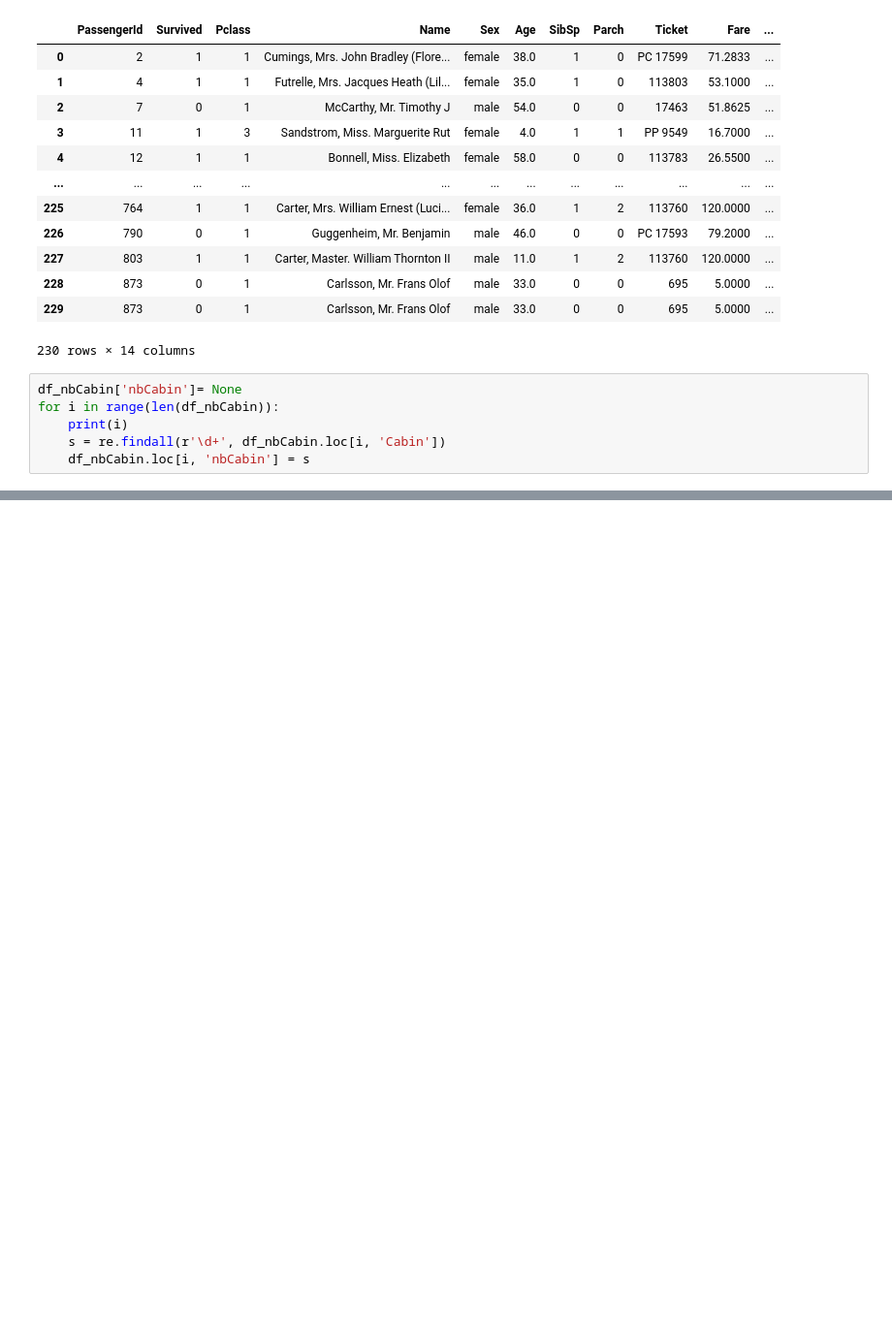
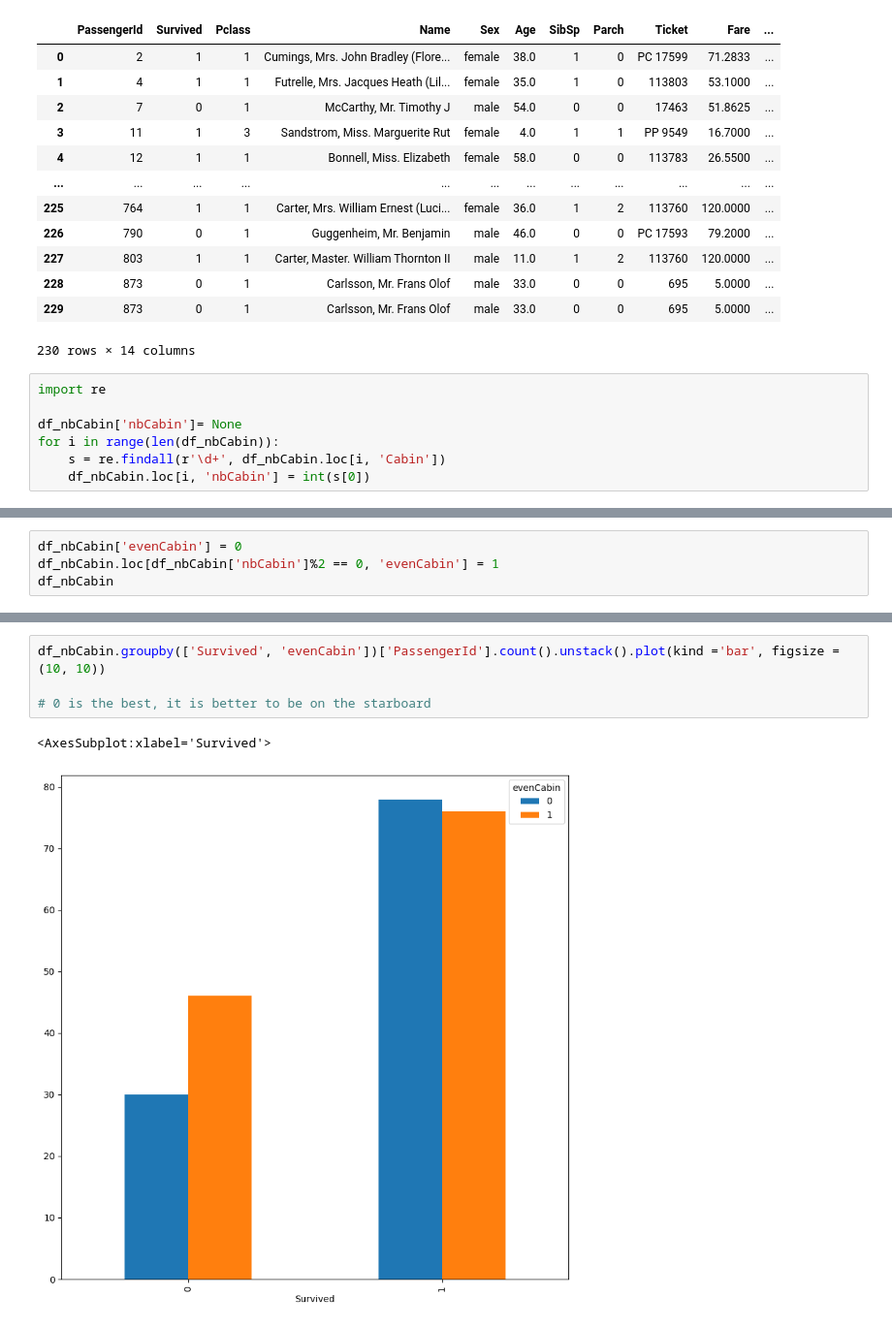
Before and after one commit to leavitorino/data-science-tutorials, a Jupyter notebook: introduction-to-python/Introduction to pandas.ipynb, the cells around one changed output, grey strips where cells are left out. Shown: that part at 97% size. Saved outputs shown, nothing was run; the diff lists cells and outputs as text; blank space fills up the shorter version.

```diff
--- a/introduction-to-python/Introduction to pandas.ipynb
+++ b/introduction-to-python/Introduction to pandas.ipynb
@@ -384,8 +381,9 @@ df_nbCabin
 | 229 | 873 | 0 | 1 | Carlsson, Mr. Frans Olof | male | 33.0 | 0 | 0 | 695 | 5.0000 | ... |
 230 rows × 14 columns
 # %%
+import re
+
 df_nbCabin['nbCabin']= None
 for i in range(len(df_nbCabin)):
-    print(i)
     s = re.findall(r'\d+', df_nbCabin.loc[i, 'Cabin'])
-    df_nbCabin.loc[i, 'nbCabin'] = s
+    df_nbCabin.loc[i, 'nbCabin'] = int(s[0])
@@ -413,0 +390,4 @@ TypeError: int() argument must be a string, a bytes-like object or a number, not
+# %%
+df_nbCabin['evenCabin'] = 0
+df_nbCabin.loc[df_nbCabin['nbCabin']%2 == 0, 'evenCabin'] = 1
+df_nbCabin
@@ -413,0 +417,7 @@ TypeError: int() argument must be a string, a bytes-like object or a number, not
+# %%
+df_nbCabin.groupby(['Survived', 'evenCabin'])['PassengerId'].count().unstack().plot(kind ='bar', figsize = (10, 10))
+
+# 0 is the best, it is better to be on the starboard
+# %% [output]
+<AxesSubplot:xlabel='Survived'>
+[figure, added]
```
Also changed, not shown: parts of 17 cells of this notebook.
